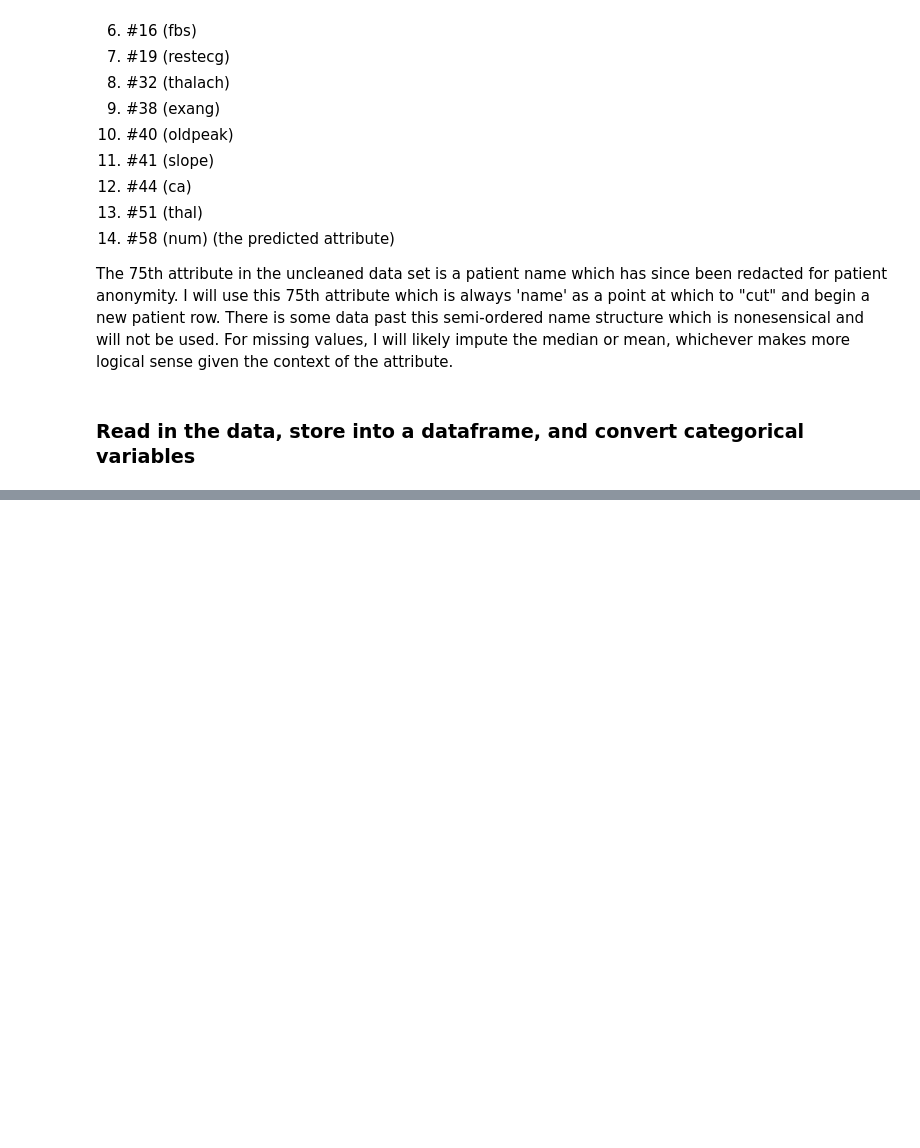
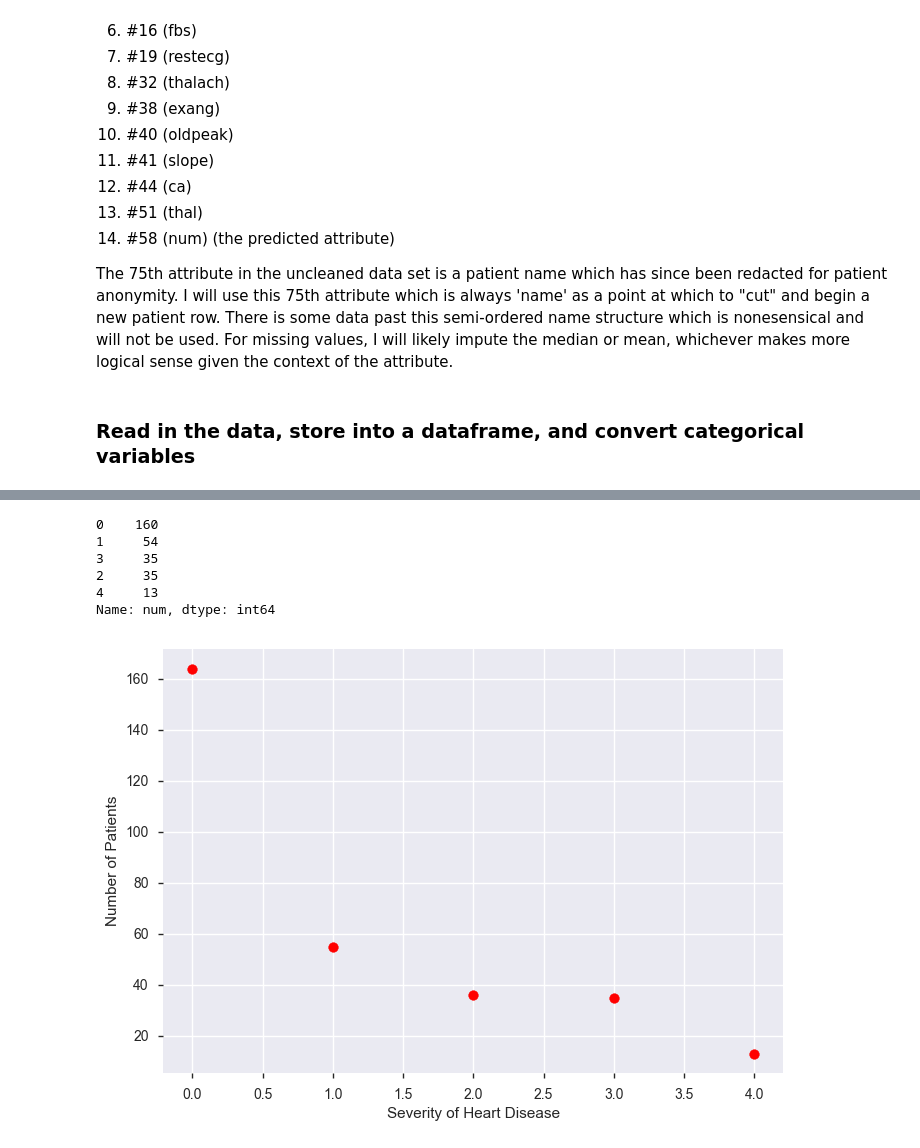
Before and after one commit to MMonterosso89/SpringBoard, a Jupyter notebook: HeartDiseaseProjectScrubbing.ipynb, the cells around one changed output, grey strips where cells are left out. Cells and saved outputs as stored; diff of their text form; code cells hidden in the pictures; blank space fills up the shorter version.

```diff
--- a/HeartDiseaseProjectScrubbing.ipynb
+++ b/HeartDiseaseProjectScrubbing.ipynb
@@ -92,0 +148,10 @@ df
+# %%
+ca_num = pd.to_numeric(df['ca'])
+thal_num = pd.to_numeric(df['thal'])
+
+df.append(ca_num)
+df.append(thal_num)
+
+df
+
+#WIP
@@ -92,0 +177,15 @@ df
+# %%
+# Simple scatter showing number of patients with each severity of heart disease
+print(df['num'].value_counts())
+plt.scatter([0,1,2,3,4],[164,55,36,35,13],color='red')
+plt.ylabel('Number of Patients')
+plt.xlabel('Severity of Heart Disease')
+plt.show()
+# %% [output]
+0    160
+1     54
+3     35
+2     35
+4     13
+Name: num, dtype: int64
+[figure, added]
```
Also changed, not shown: parts of 7 cells of this notebook.
